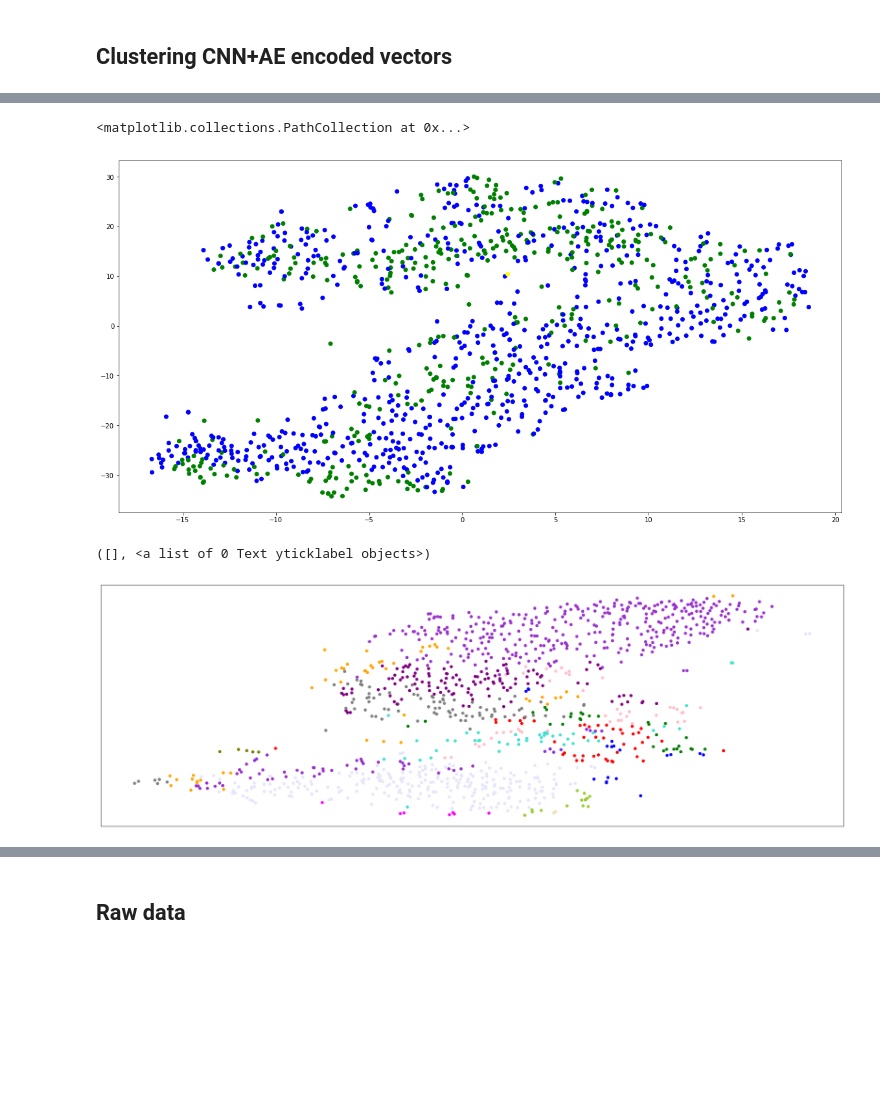
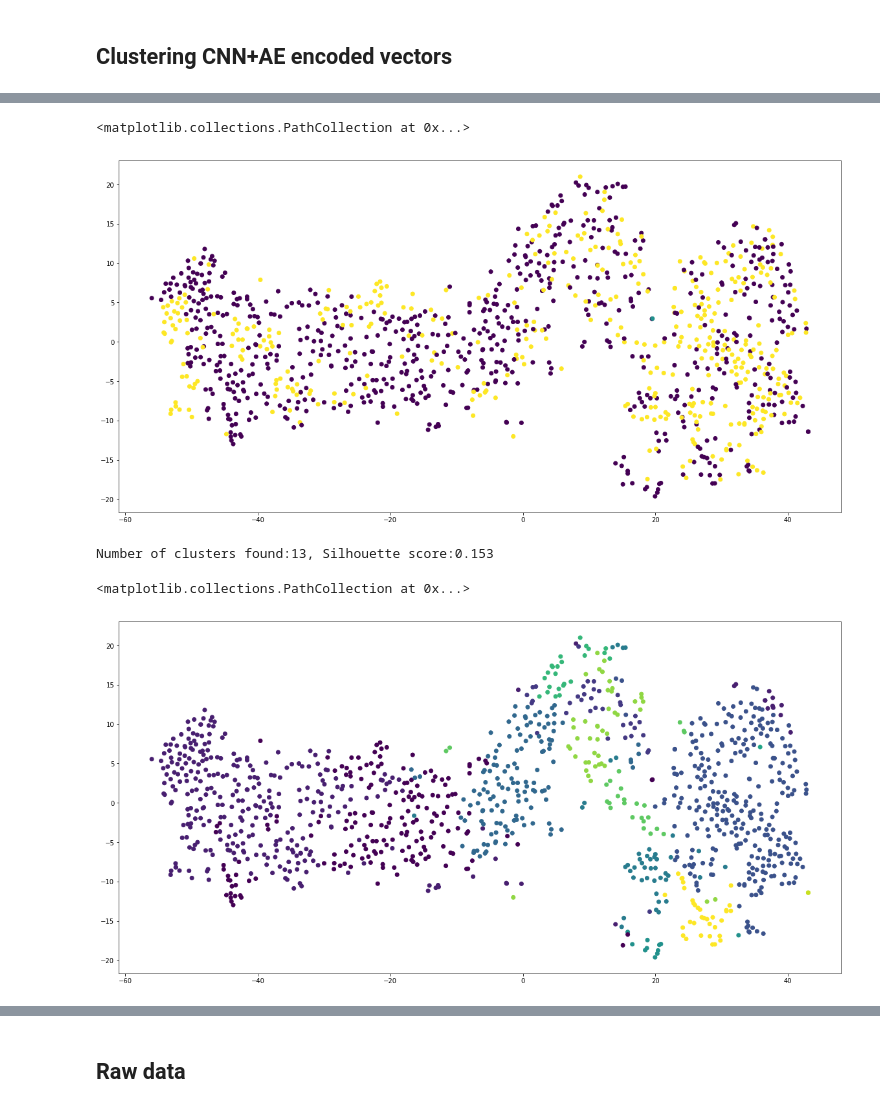
Before and after one commit to landiisotta/complex_disorders, a Jupyter notebook: bin/data_clustering_visualization.ipynb, the cells around one changed output, grey strips where cells are left out. Cells and saved outputs as stored; diff of their text form; code cells hidden in the pictures; blank space fills up the shorter version.

```diff
--- a/bin/data_clustering_visualization.ipynb
+++ b/bin/data_clustering_visualization.ipynb
@@ -99,0 +176,3 @@ colors = [colormap[v] for v in mrn_encoded_disease]
+# %%
+##run the TSNE on data
+encoded_tsne = tsne.fit_transform(encoded_vect)
@@ -100,25 +181,19 @@ colors = [colormap[v] for v in mrn_encoded_disease]
 # %%
 plt.figure(figsize=(20,10))
-plt.scatter(X_tsne40[:,0], X_tsne40[:,1], c=colors)
+plt.scatter(encoded_tsne[:,0], encoded_tsne[:,1], c=colors_en1)
 # %% [output]
 <matplotlib.collections.PathCollection at 0x...>
-[figure, old version]
+[figure, new version]
-# %%
-### 12:"olive",
-colormap = {
-#     18:"darkgreen", 17:"dodgerblue", 16:"maroon", 15:"peru",
-    14:"darkorchid",
-    13:"blueviolet", 12:"olive",
-    11:"purple", 10:"wheat", 9:"yellowgreen",
-    8:"turquoise", 7:"lavender", 6:"grey", 5:"fuchsia",
-    4:"pink", 3: "red", 2: 'orange',
-    1: 'green', 0: 'blue'}
-colors = [colormap[v] for v in pred_class]
+# %%
+##Apply hierarchical clustering to data
+n_clust_en, label_en = hclust_ehr(encoded_vect, 4, 40, 'l1')
+# %% [output]
+Number of clusters found:13, Silhouette score:0.153
+# %%
+colors_en2 = [colormap[v] for v in label_en]
 # %%
-plt.figure(figsize=(30,10))
-plt.scatter(X_tsne40[:,0], X_tsne40[:,1], c=colors)
-plt.xticks([])
-plt.yticks([])
+plt.figure(figsize=(20,10))
+plt.scatter(encoded_tsne[:,0], encoded_tsne[:,1], c=colors_en2)
 # %% [output]
-([], <a list of 0 Text yticklabel objects>)
+<matplotlib.collections.PathCollection at 0x...>
-[figure, old version]
+[figure, new version]
```
Also changed, not shown: parts of 32 cells of this notebook.
